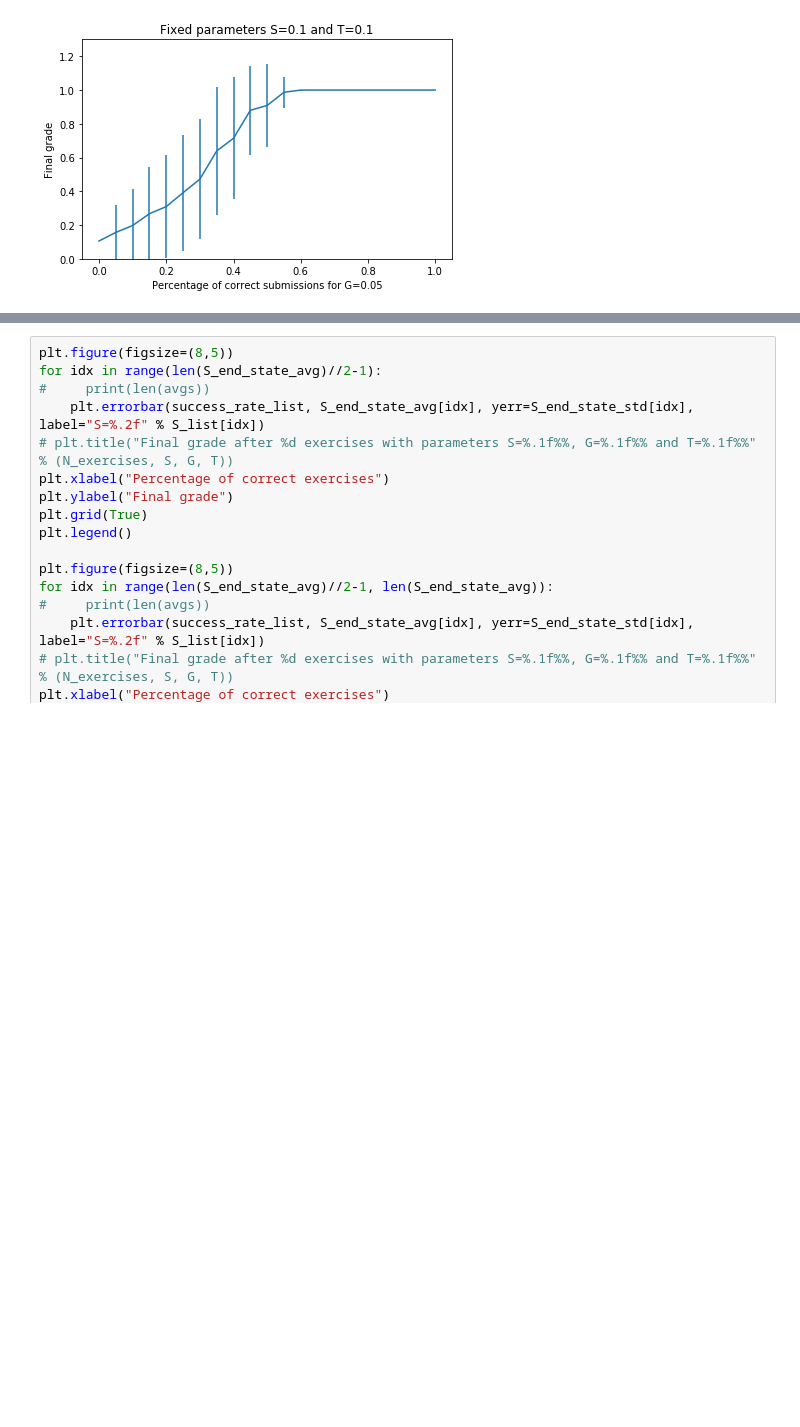
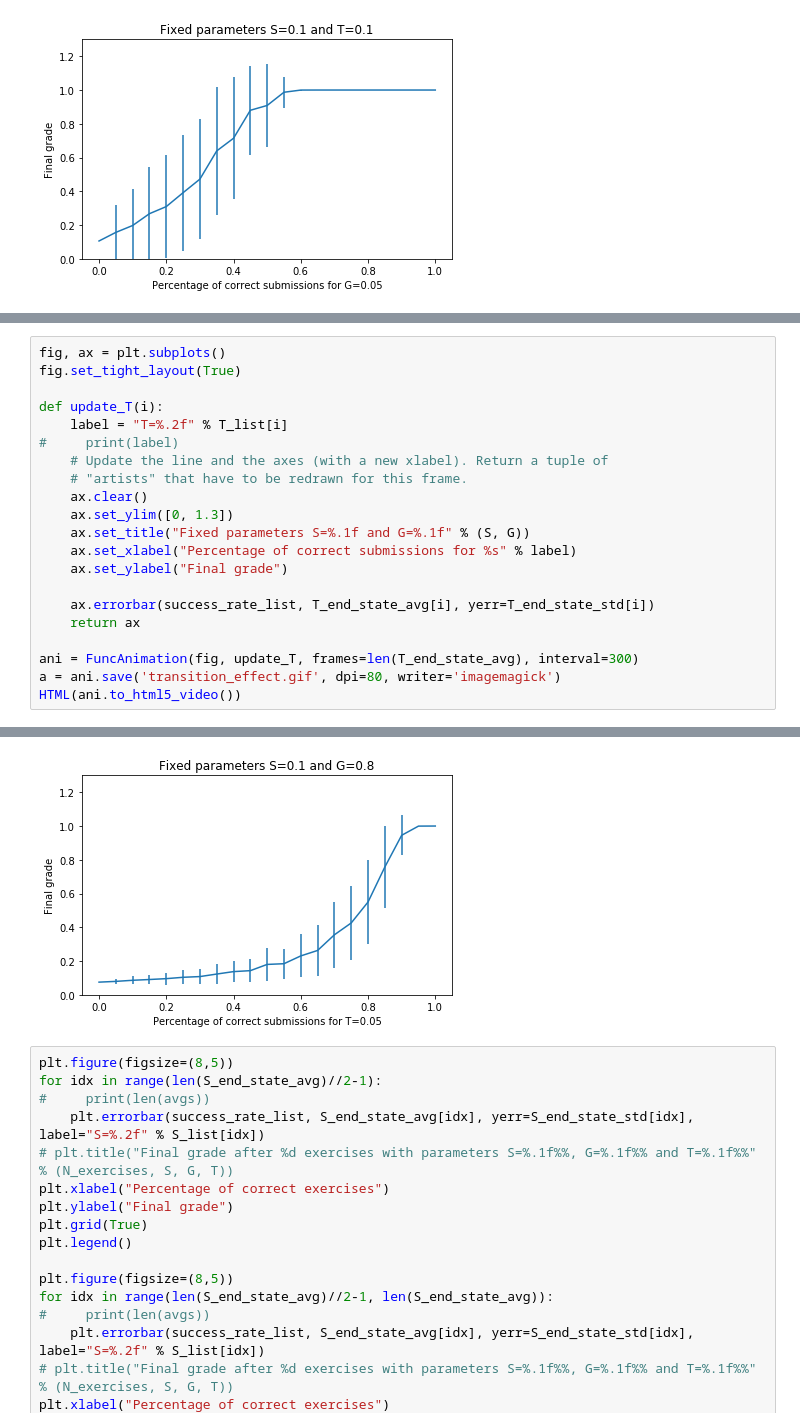
Before and after one commit to MachineTeachingEdu/machine-teaching, a Jupyter notebook: machineteaching/Simulating BKT behavior - 2019_03_25.ipynb, the cells around one changed output, grey strips where cells are left out. Drawn from its saved outputs; the diff is of its cells as text; blank space fills up the shorter version.

```diff
--- a/machineteaching/Simulating BKT behavior - 2019_03_25.ipynb
+++ b/machineteaching/Simulating BKT behavior - 2019_03_25.ipynb
@@ -414,0 +397,22 @@ for T in T_list:
+# %%
+fig, ax = plt.subplots()
+fig.set_tight_layout(True)
+
+def update_T(i):
+    label = "T=%.2f" % T_list[i]
+#     print(label)
+    # Update the line and the axes (with a new xlabel). Return a tuple of
+    # "artists" that have to be redrawn for this frame.
+    ax.clear()
+    ax.set_ylim([0, 1.3])
+    ax.set_title("Fixed parameters S=%.1f and G=%.1f" % (S, G))
+    ax.set_xlabel("Percentage of correct submissions for %s" % label)
+    ax.set_ylabel("Final grade")
+
+    ax.errorbar(success_rate_list, T_end_state_avg[i], yerr=T_end_state_std[i])
+    return ax
+
+ani = FuncAnimation(fig, update_T, frames=len(T_end_state_avg), interval=300)
+a = ani.save('transition_effect.gif', dpi=80, writer='imagemagick')
+HTML(ani.to_html5_video())
+# %% [output]
@@ -415,3 +420,4 @@ for T in T_list:
+[figure, added]
 # %%
 plt.figure(figsize=(8,5))
 for idx in range(len(S_end_state_avg)//2-1):
```
Also changed, not shown: parts of 3 cells of this notebook, 1 other file.
